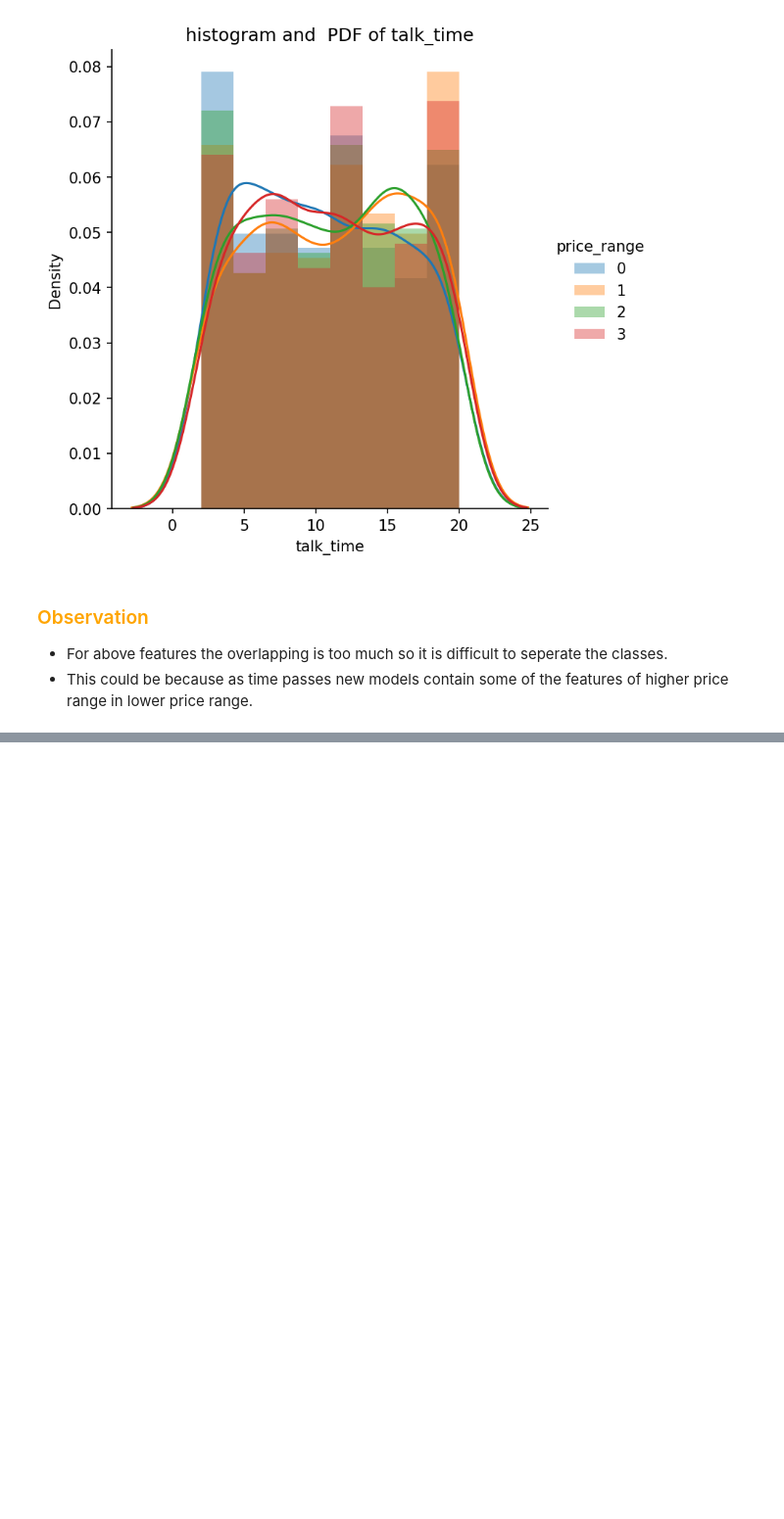
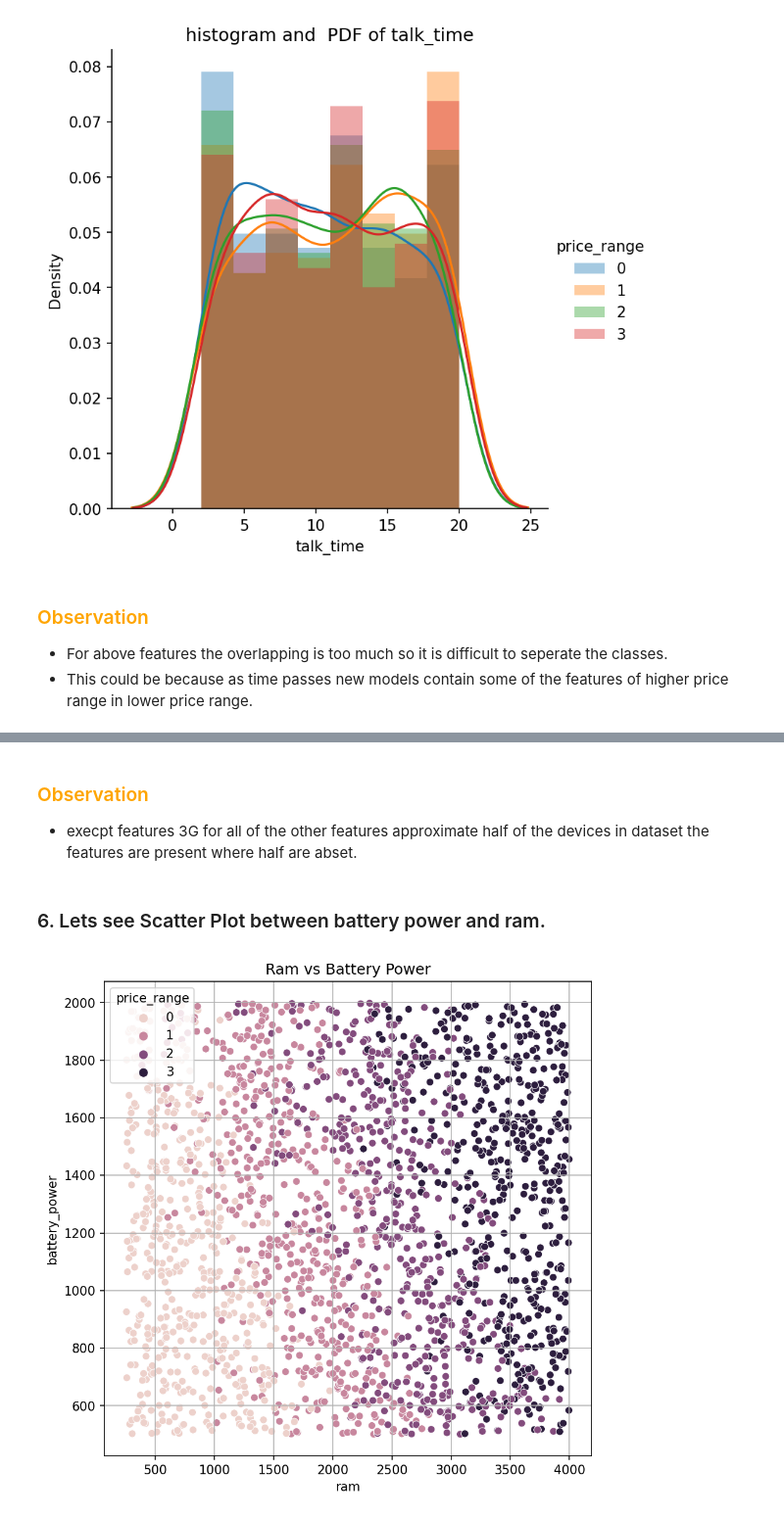
Before and after one commit to MohanVishe/Supervised-ML--Classification----Mobile-Price-Range-Prediction, a Jupyter notebook: Mobile_Price_Range_Prediction_Individual_Project.ipynb, the cells around one changed output, grey strips where cells are left out. Shown at 98% size. Drawn from its saved outputs; the diff is of its cells as text; code cells hidden in the pictures; blank space fills up the shorter version.

```diff
--- a/Mobile_Price_Range_Prediction_Individual_Project.ipynb
+++ b/Mobile_Price_Range_Prediction_Individual_Project.ipynb
@@ -380,0 +357,13 @@ plt.show()
+# %% [markdown]
+### <font color='orange'>Observation</font>
+* execpt features 3G for all of the other features approximate half of the devices in dataset the features are present where half are abset.
+# %% [markdown]
+### 6. Lets see Scatter Plot between battery power and ram.
+# %%
+plt.rcParams.update({'figure.figsize':(7,7),'figure.dpi':150})
+sns.scatterplot(data=df,x="ram",y="battery_power",hue="price_range")
+plt.title("Ram vs Battery Power")
+plt.grid()
+plt.show()
+# %% [output]
+[figure, added]
```
Also changed, not shown: parts of 37 cells of this notebook.
